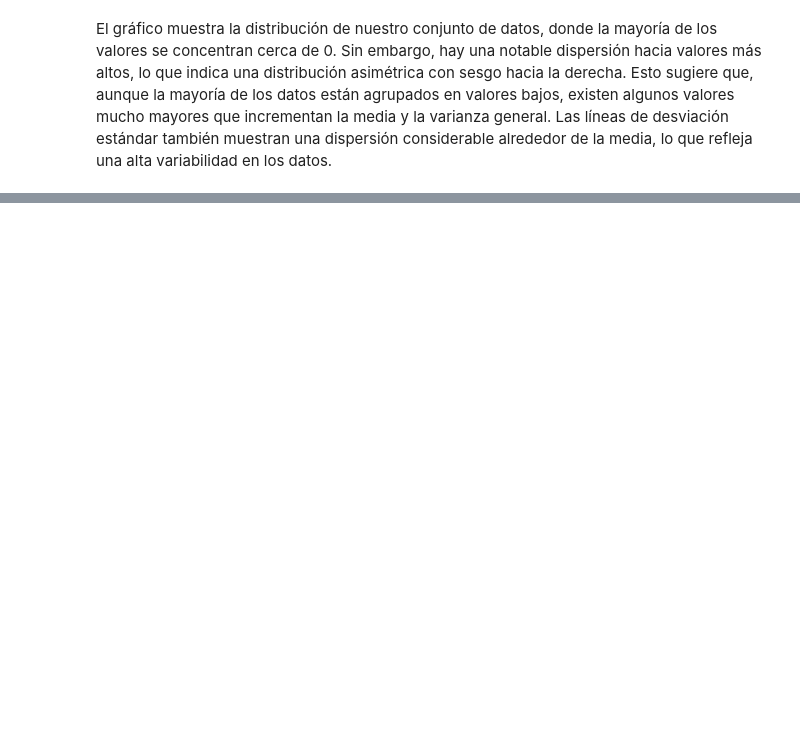
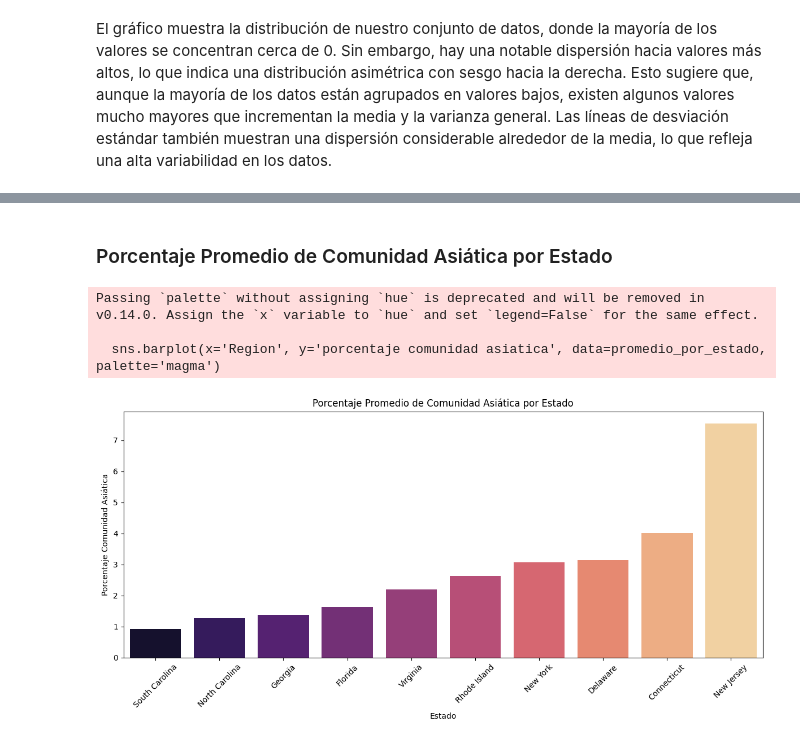
Before and after one commit to psm545/Google-and-Yelp-Recomendaciones-PF-Henry-PT-09, a Jupyter notebook: Demografía.ipynb, the cells around one changed output, grey strips where cells are left out. Drawn from its saved outputs; the diff is of its cells as text; code cells hidden in the pictures; blank space fills up the shorter version.

```diff
--- a/Demografía.ipynb
+++ b/Demografía.ipynb
@@ -622,0 +615,19 @@ El análisis de los datos muestra una media de 3.04, lo que indica que, en prome
+# %% [markdown]
+### Porcentaje Promedio de Comunidad Asiática por Estado
+# %%
+promedio_por_estado = df.groupby('Region')['porcentaje comunidad asiatica'].mean().reset_index()
+# %%
+promedio_por_estado = promedio_por_estado.sort_values(by = 'porcentaje comunidad asiatica' )
+plt.figure(figsize=(12, 6))
+sns.barplot(x='Region', y='porcentaje comunidad asiatica', data=promedio_por_estado, palette='magma')
+plt.title('Porcentaje Promedio de Comunidad Asiática por Estado')
+plt.xlabel('Estado')
+plt.ylabel('Porcentaje Comunidad Asiática')
+plt.xticks(rotation=45)
+plt.tight_layout()
+plt.show()
+# %% [output]
+Passing `palette` without assigning `hue` is deprecated and will be removed in v0.14.0. Assign the `x` variable to `hue` and set `legend=False` for the same effect.
+
+  sns.barplot(x='Region', y='porcentaje comunidad asiatica', data=promedio_por_estado, palette='magma')
+[figure, added]
```
Also changed, not shown: parts of 20 cells of this notebook.
